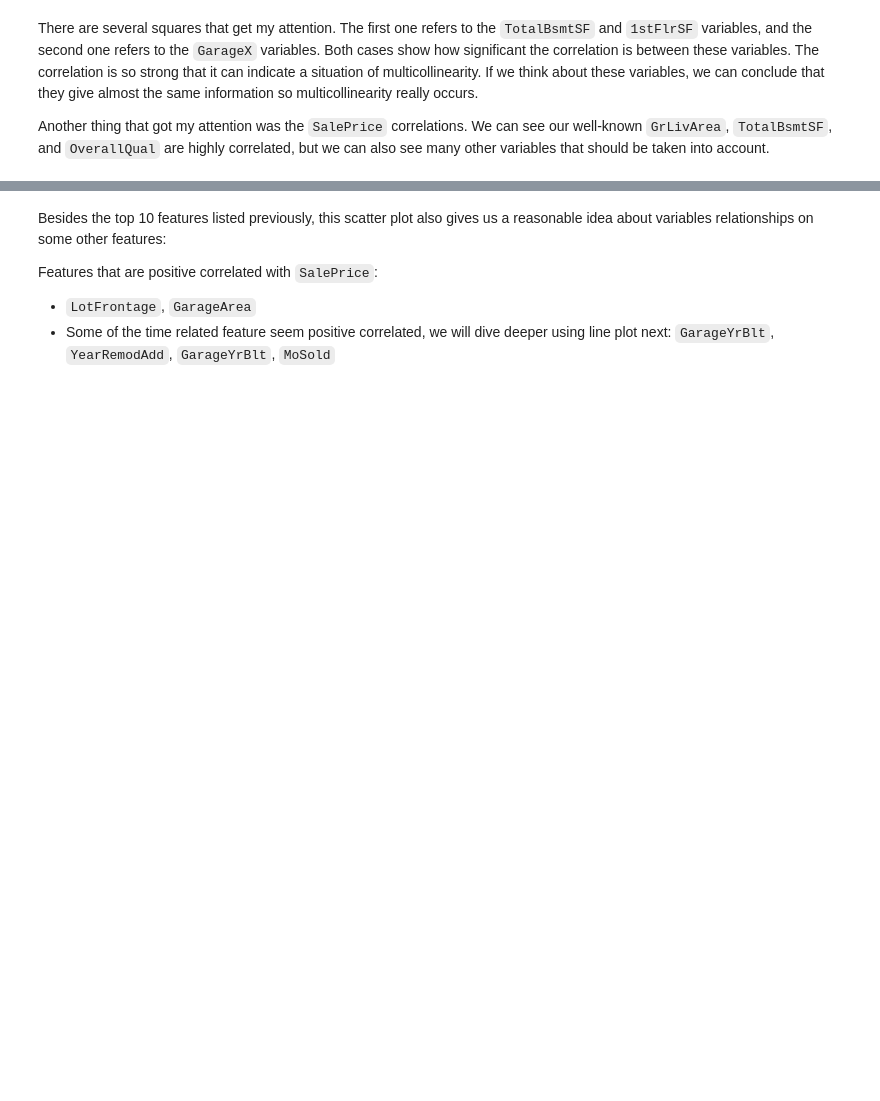
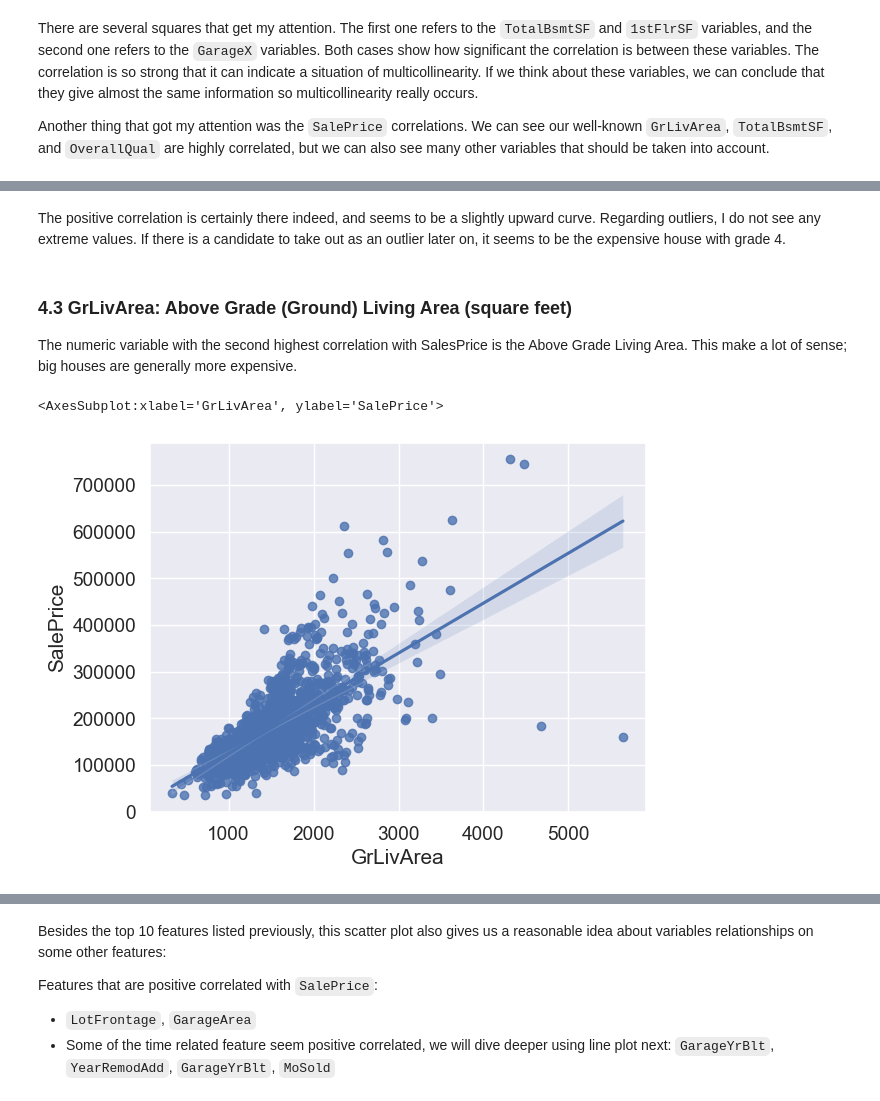
Before and after one commit to tw1107/Springboard-Capstone-House-Price, a Jupyter notebook: notebook/02_EDA.ipynb, the cells around one changed output, grey strips where cells are left out. Cells and saved outputs as stored; diff of their text form; code cells hidden in the pictures; blank space fills up the shorter version.

```diff
--- a/notebook/02_EDA.ipynb
+++ b/notebook/02_EDA.ipynb
@@ -119,0 +139,11 @@ One of the figures we may find interesting is the one between `TotalBsmtSF` and
+# %% [markdown]
+The positive correlation is certainly there indeed, and seems to be a slightly upward curve. Regarding outliers, I do not see any extreme values. If there is a candidate to take out as an outlier later on, it seems to be the expensive house with grade 4.
+# %% [markdown]
+### 4.3 GrLivArea: Above Grade (Ground) Living Area (square feet)
+
+The numeric variable with the second highest correlation with SalesPrice is the Above Grade Living Area. This make a lot of sense; big houses are generally more expensive.
+# %%
+sns.regplot(x=df_train['GrLivArea'], y=df_train['SalePrice'], data=df_train)
+# %% [output]
+<AxesSubplot:xlabel='GrLivArea', ylabel='SalePrice'>
+[figure, added]
```
Also changed, not shown: parts of 50 cells of this notebook.
